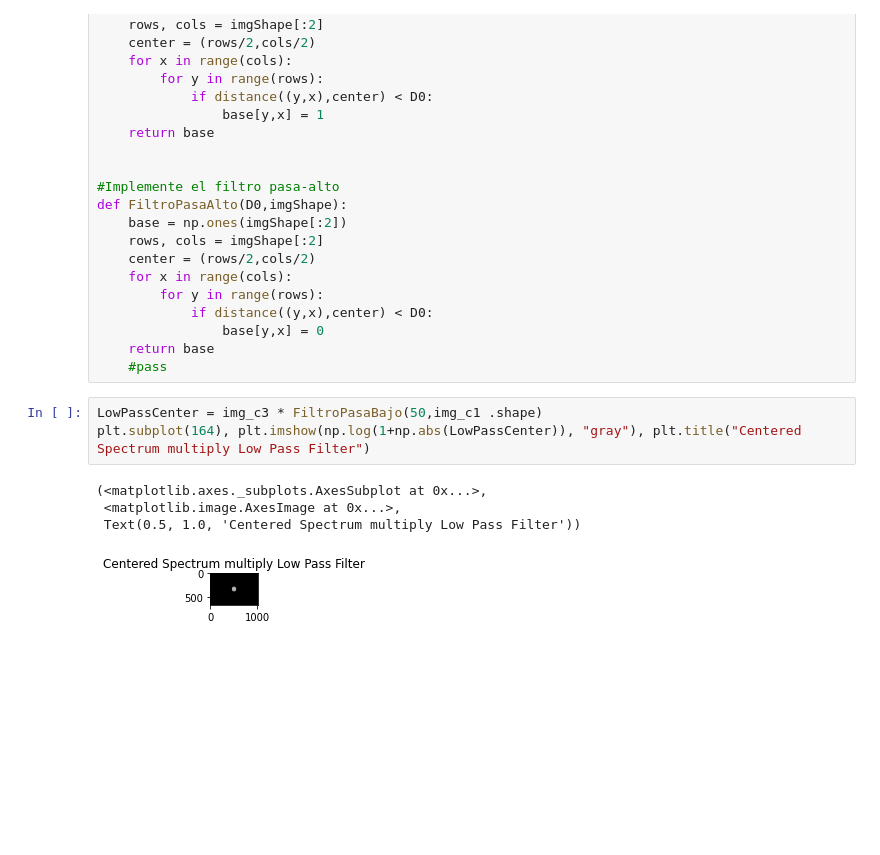
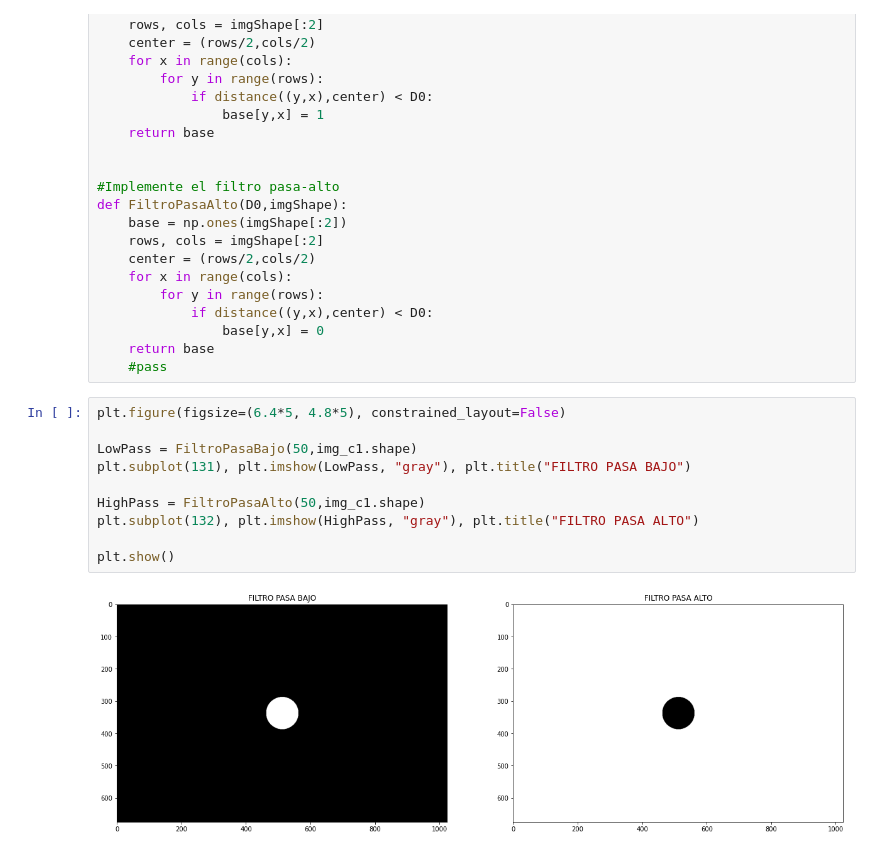
Before and after one commit to Leonel-H29/Facultad, a Jupyter notebook: TP3/Imagen_con_Filtro.ipynb, the cells around one changed output. Cells and saved outputs as stored; diff of their text form; blank space fills up the shorter version.

```diff
--- a/TP3/Imagen_con_Filtro.ipynb
+++ b/TP3/Imagen_con_Filtro.ipynb
@@ -88,11 +88,15 @@ def FiltroPasaAlto(D0,imgShape):
                 base[y,x] = 0
     return base
     #pass
-# %%
-LowPassCenter = img_c3 * FiltroPasaBajo(50,img_c1 .shape)
-plt.subplot(164), plt.imshow(np.log(1+np.abs(LowPassCenter)), "gray"), plt.title("Centered Spectrum multiply Low Pass Filter")
-# %% [output]
-(<matplotlib.axes._subplots.AxesSubplot at 0x...>,
- <matplotlib.image.AxesImage at 0x...>,
- Text(0.5, 1.0, 'Centered Spectrum multiply Low Pass Filter'))
-[figure, removed]
+# %%
+plt.figure(figsize=(6.4*5, 4.8*5), constrained_layout=False)
+
+LowPass = FiltroPasaBajo(50,img_c1.shape)
+plt.subplot(131), plt.imshow(LowPass, "gray"), plt.title("FILTRO PASA BAJO")
+
+HighPass = FiltroPasaAlto(50,img_c1.shape)
+plt.subplot(132), plt.imshow(HighPass, "gray"), plt.title("FILTRO PASA ALTO")
+
+plt.show()
+# %% [output]
+[figure, added]
```
